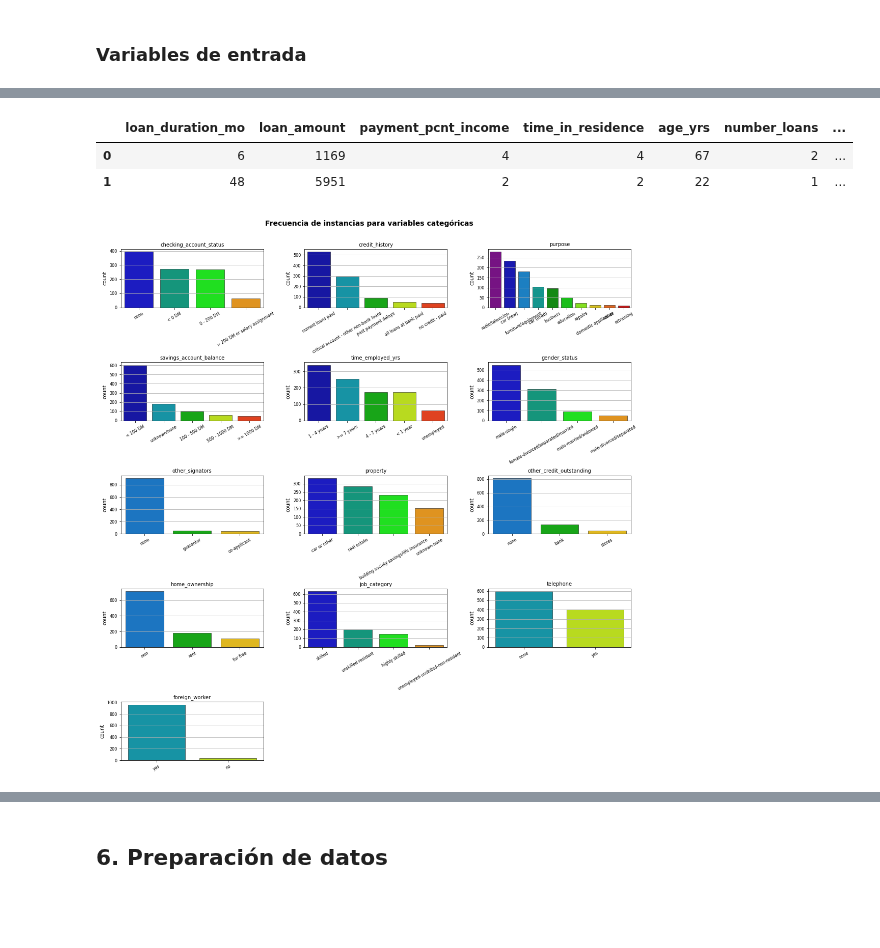
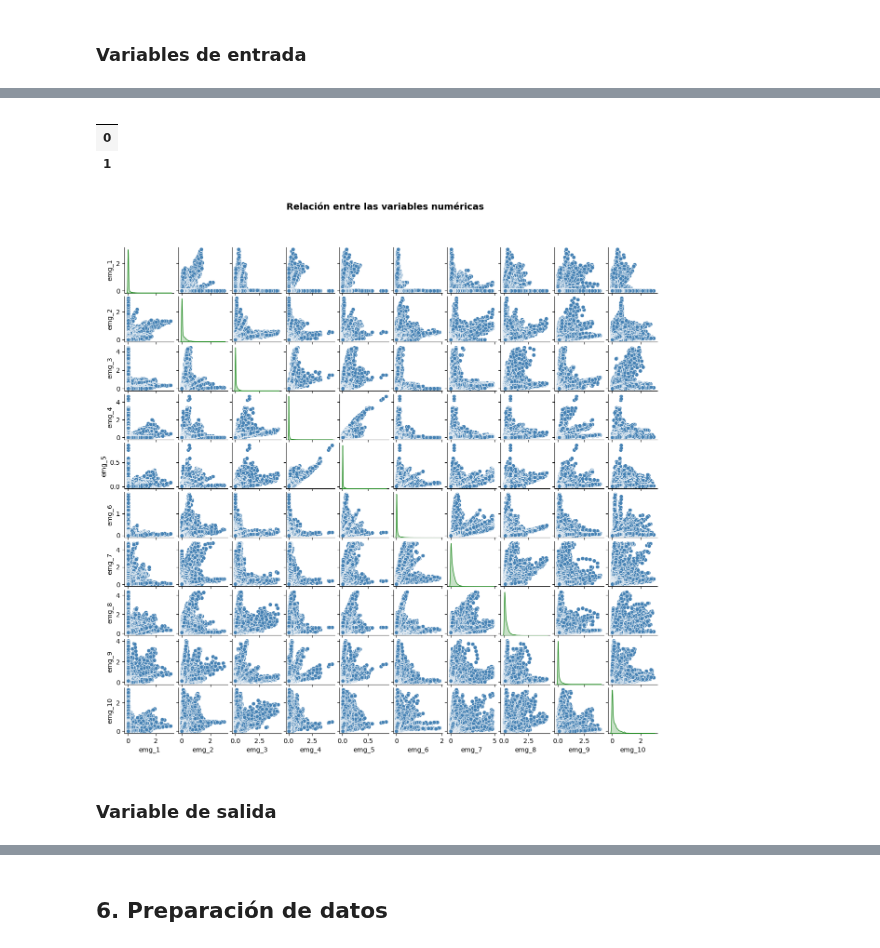
Before and after one commit to repos-especializacion-UdeA/trabajo-final_AA1, a Jupyter notebook: notebooks_pasos_previos/01_preparacion_dataset_clasificacion.ipynb, the cells around one changed output, grey strips where cells are left out. Saved outputs shown, nothing was run; the diff lists cells and outputs as text; code cells hidden in the pictures; blank space fills up the shorter version.

```diff
--- a/notebooks_pasos_previos/01_preparacion_dataset_clasificacion.ipynb
+++ b/notebooks_pasos_previos/01_preparacion_dataset_clasificacion.ipynb
@@ -182,2 +182,5 @@ d.loc[d.duplicated()]
 # %% [markdown]
 ### Variables de entrada
+# %%
+numCols = emg_data.select_dtypes(include = ['float64','int32','int64']).columns.tolist()
+numCols
@@ -193,21 +222,18 @@ d[catCols].head(2)
-# %%
-#Lista de variables numéricas
-
-numCols=d.select_dtypes(include = ['float64','int32','int64']).columns.tolist()
-
-#Se elimina el elemento bad_credit de la lista de variables Categóricas
-numCols.remove('bad_credit')
-
-d[numCols].head(2)
-# %% [output]
-|  | loan_duration_mo | loan_amount | payment_pcnt_income | time_in_residence | age_yrs | number_loans | ... |
-| 0 | 6 | 1169 | 4 | 4 | 67 | 2 | ... |
-| 1 | 48 | 5951 | 2 | 2 | 22 | 1 | ... |
-# %%
-#Visualización de frecuencia de instancias para variables categóricas
-multiple_plot(3, d , catCols, None, 'countplot', 'Frecuencia de instancias para variables categóricas',30)
-# %% [output]
-[figure, removed]
+# %%
+#Lista de variables numéricas
+
+emg_data[catCols].head(2)
+# %% [output]
+|  |
+| 0 |
+| 1 |
+# %%
+#Visualización de variables numéricas
+multiple_plot(1, emg_data , numCols, None, 'scatterplot', 'Relación entre las variables numéricas',30)
+# %% [output]
+[figure, added]
+# %% [markdown]
+### Variable de salida
 # %%
 # Distribución de cada variable categórica en el conjunto de datos
 
```
Also changed, not shown: parts of 45 cells of this notebook.
